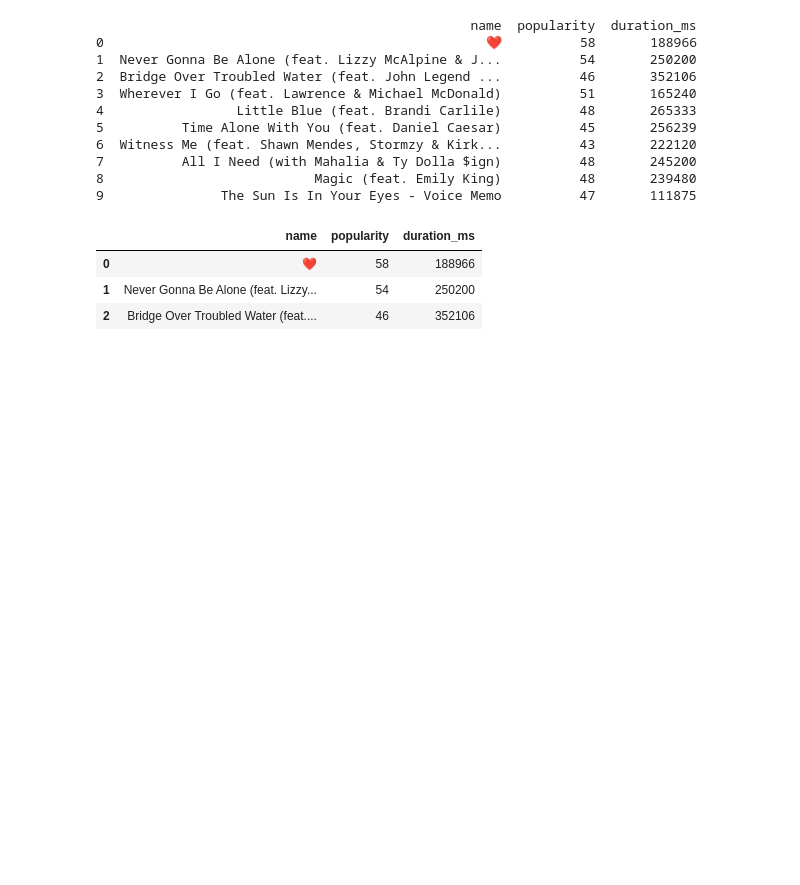
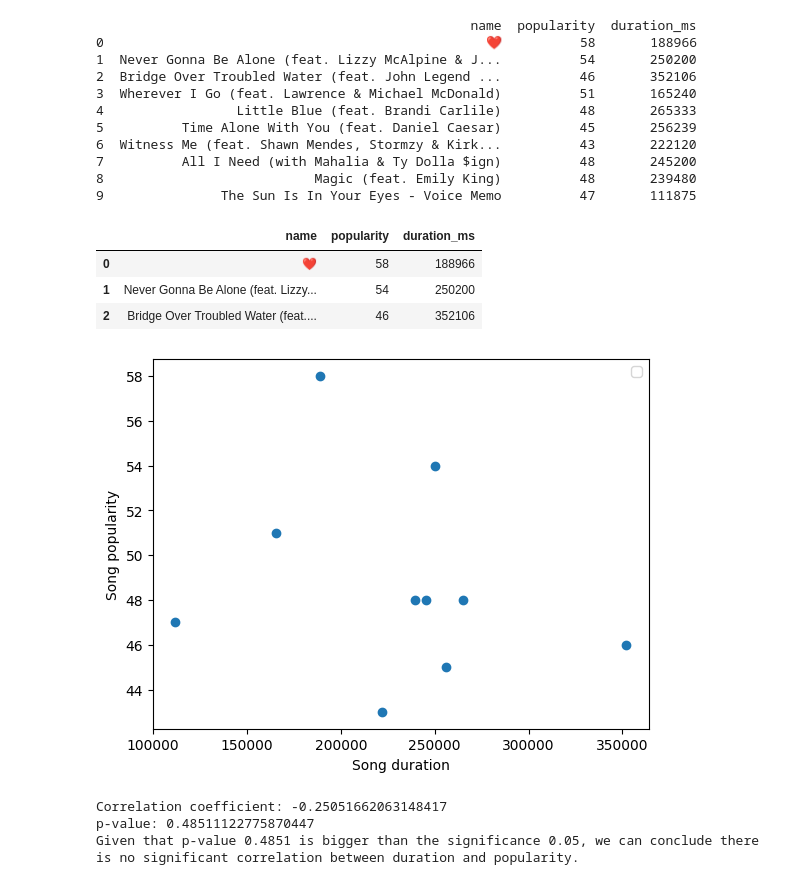
Before and after one commit to 4GeeksAcademy/interacting-with-api-python-project-tutorialDianaM, a Jupyter notebook: src/explore.ipynb, the cells around one changed output. Cells and saved outputs as stored; diff of their text form; code cells hidden in the pictures; blank space fills up the shorter version.

```diff
--- a/src/explore.ipynb
+++ b/src/explore.ipynb
@@ -35,2 +35,21 @@ else:
 # %% [output]
 Success
+# %%
+# STEP 6) ARTIST TOP 10 TRACKS (RAW DATA)
+
+from spotipy.oauth2 import SpotifyClientCredentials
+import spotipy
+import sys
+
+artist_id = "0QWrMNukfcVOmgEU0FEDyD"
+
+response = sp.artist_top_tracks(artist_id)
+
+try:
+  for track in response["tracks"]:
+      if response == sp.artist_top_tracks(artist_id):
+        tracks = response["tracks"]
+        df_tracks = pd.DataFrame(tracks).head(10)
+        print(df_tracks)
+except Exception as e:
+    print(f"Error: {e}")
@@ -76,3 +113,58 @@ df_tracks.head(3)
 | 0 | ❤️ | 58 | 188966 |
 | 1 | Never Gonna Be Alone (feat. Lizzy... | 54 | 250200 |
 | 2 | Bridge Over Troubled Water (feat.... | 46 | 352106 |
+# %%
+# Step 7: Analyze statistical relationship (scatter plot)
+# Analyze potential relationship between duration and popularity by plotting a scatter plot and argue your answer
+
+import scipy.stats as stats
+import numpy as np
+import pandas as pd
+import scipy.stats as stats
+import matplotlib.pyplot as plt
+
+df_tracks.sort_values("popularity", ascending=False)
+duration = df_tracks["duration_ms"]
+popularity = df_tracks["popularity"]
+
+plt.scatter(duration, popularity)
+plt.xlabel("Song duration")
+plt.ylabel("Song popularity")
+plt.legend()
+plt.show()
+# %% [output]
+[figure, added]
+# %%
+# Step 7: Analyze statistical relationship (Hypotesis testing via Pearsons correlation)
+
+# Does duration have an impact in popularity?
+# Could we say that a song that lasts a short time may be more popular than a song that lasts longer?
+
+# h0 = there isn't enough statistical evidence for the duration of a song having an impact on its popularity."
+# h1 = there is statistical evidence for stating the duration of a song having an impact on its popularity."
+
+import scipy.stats as stats
+
+df_tracks.sort_values("popularity", ascending=False)
+duration = df_tracks["duration_ms"]
+popularity = df_tracks["popularity"]
+significance = 0.05
+
+correlation, p_value = stats.pearsonr(duration, popularity)
+
+print(f"Correlation coefficient: {correlation}")
+print(f"p-value: {p_value}")
+
+if p_value < significance:
+  if correlation > 0:
+    print("Positive correlation: Longer songs tend to be more popular.")
+  elif correlation < 0:
+    print("Negative correlation: Shorter songs tend to be more popular.")
+  else:
+    print("No significant correlation.")
+elif p_value >= significance:
+    print(f"Given that p-value {round(p_value, 4)} is bigger than the significance {significance}, we can conclude there is no significant correlation between duration and popularity.")
+# %% [output]
+Correlation coefficient: -0.25051662063148417
+p-value: 0.48511122775870447
+Given that p-value 0.4851 is bigger than the significance 0.05, we can conclude there is no significant correlation between duration and popularity.
```
Also changed, not shown: parts of 3 cells of this notebook, 1 other file.
